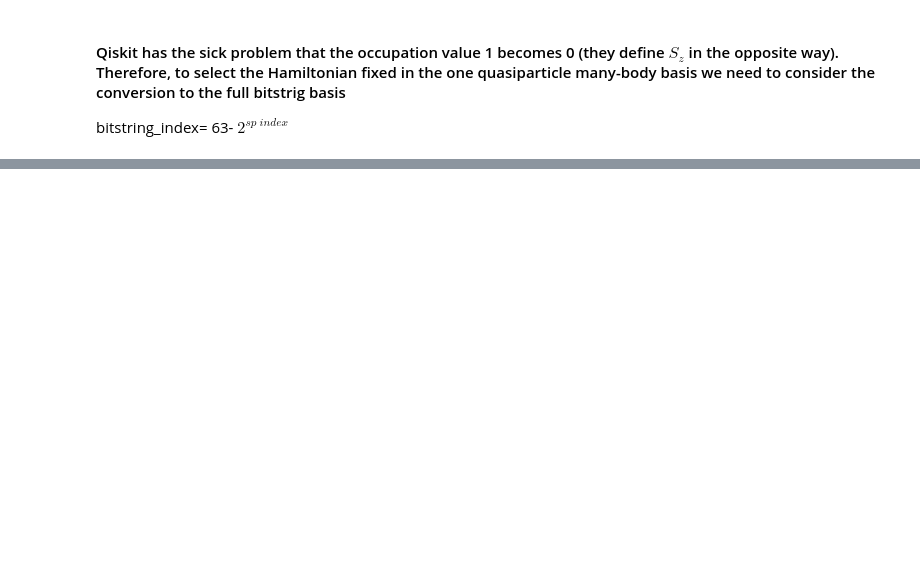
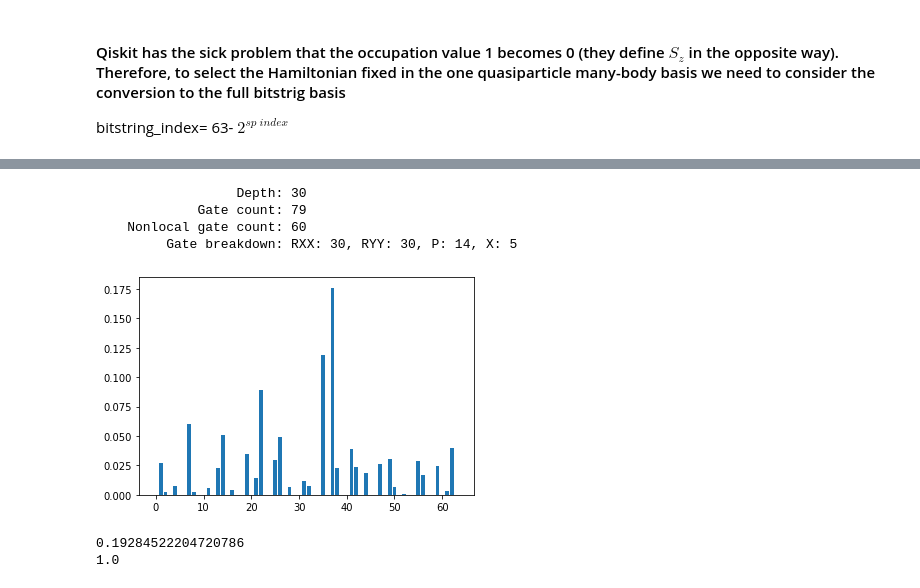
Before and after one commit to emacosta95/2nd_qa4nsm, a Jupyter notebook: ImplementationonQiskit.ipynb, the cells around one changed output, grey strips where cells are left out. Drawn from its saved outputs; the diff is of its cells as text; code cells hidden in the pictures; blank space fills up the shorter version.

```diff
--- a/ImplementationonQiskit.ipynb
+++ b/ImplementationonQiskit.ipynb
@@ -109,0 +356,48 @@ print(hamiltonian_q_single_particle[0,1]/2)
+# %%
+qc.draw()
+print(
+    f"""
+                  Depth: {qc.depth()}
+             Gate count: {len(qc)}
+    Nonlocal gate count: {qc.num_nonlocal_gates()}
+         Gate breakdown: {", ".join([f"{k.upper()}: {v}" for k, v in qc.count_ops().items()])}
+
+"""
+)
+# %% [output]
+                  Depth: 30
+             Gate count: 79
+    Nonlocal gate count: 60
+         Gate breakdown: RXX: 30, RYY: 30, P: 14, X: 5
+# %%
+from qiskit import QuantumCircuit
+from qiskit_aer import AerSimulator
+from qiskit.quantum_info import Statevector
+import numpy as np
+shots=1000
+sim_statevector = AerSimulator(method='statevector')
+job_statevector = sim_statevector.run(qc)
+results_statevector = job_statevector.result()#.get_counts(0)
+
+final_state=Statevector(qc)
+# %%
+import matplotlib.pyplot as plt
+prob=np.conjugate(final_state.data)*final_state.data
+
+plt.bar(np.arange(prob.shape[0]),prob)
+plt.show()
+
+# convert into the single particle state
+single_particle_vector=np.zeros(n_sites)
+
+for a in range(n_sites):
+    a_mb=63-2**a
+    single_particle_vector[a]=final_state.data[a_mb]
+# %% [output]
+[figure, added]
+# %%
+print(np.linalg.norm(single_particle_vector))
+print(np.linalg.norm(final_state.data))
+# %% [output]
+0.19284522204720786
+1.0
```
Also changed, not shown: parts of 20 cells of this notebook, 3 other files.
